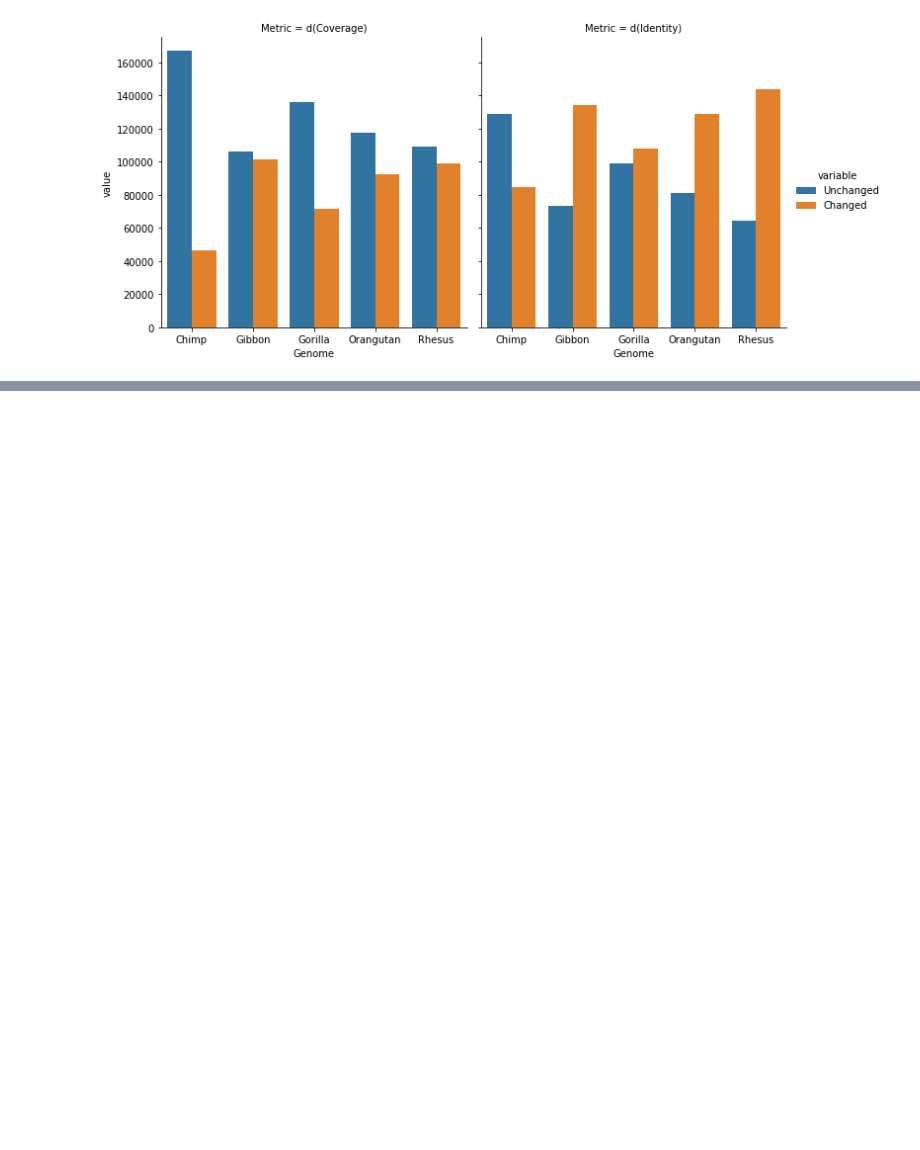
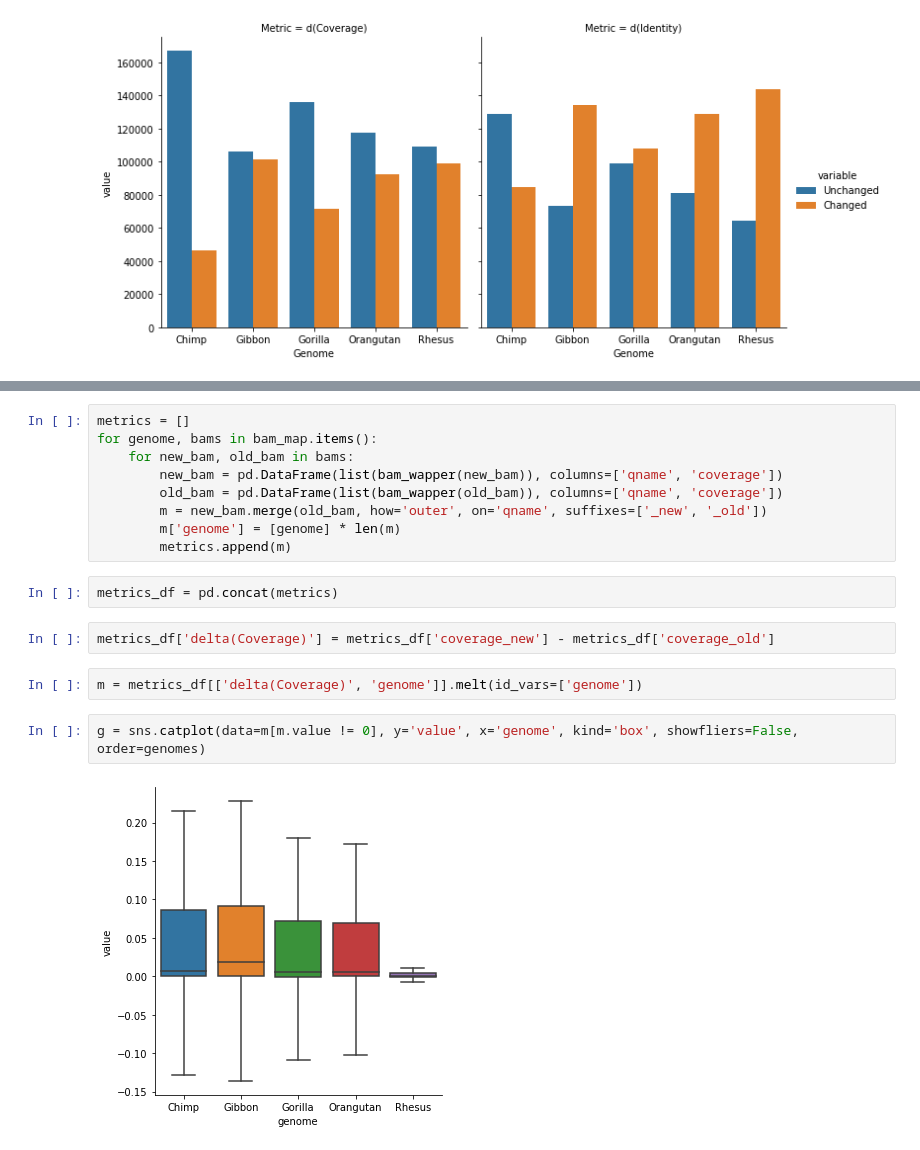
Before and after one commit to UCSantaCruzComputationalGenomicsLab/primates-2020, a Jupyter notebook: notebooks/compare_old_assemblies.ipynb, the cells around one changed output, grey strips where cells are left out. Saved outputs shown, nothing was run; the diff lists cells and outputs as text; blank space fills up the shorter version.

Commit message:
isoseq metrics

```diff
--- a/notebooks/compare_old_assemblies.ipynb
+++ b/notebooks/compare_old_assemblies.ipynb
@@ -51,0 +91,19 @@ sns.catplot(data=cdf, hue='variable', y='value', x='Genome', col='Metric', kind=
+# %%
+metrics = []
+for genome, bams in bam_map.items():
+    for new_bam, old_bam in bams:
+        new_bam = pd.DataFrame(list(bam_wapper(new_bam)), columns=['qname', 'coverage'])
+        old_bam = pd.DataFrame(list(bam_wapper(old_bam)), columns=['qname', 'coverage'])
+        m = new_bam.merge(old_bam, how='outer', on='qname', suffixes=['_new', '_old'])
+        m['genome'] = [genome] * len(m)
+        metrics.append(m)
+# %%
+metrics_df = pd.concat(metrics)
+# %%
+metrics_df['delta(Coverage)'] = metrics_df['coverage_new'] - metrics_df['coverage_old']
+# %%
+m = metrics_df[['delta(Coverage)', 'genome']].melt(id_vars=['genome'])
+# %%
+g = sns.catplot(data=m[m.value != 0], y='value', x='genome', kind='box', showfliers=False, order=genomes)
+# %% [output]
+[figure, added]
```
Also changed, not shown: parts of 5 cells of this notebook.
